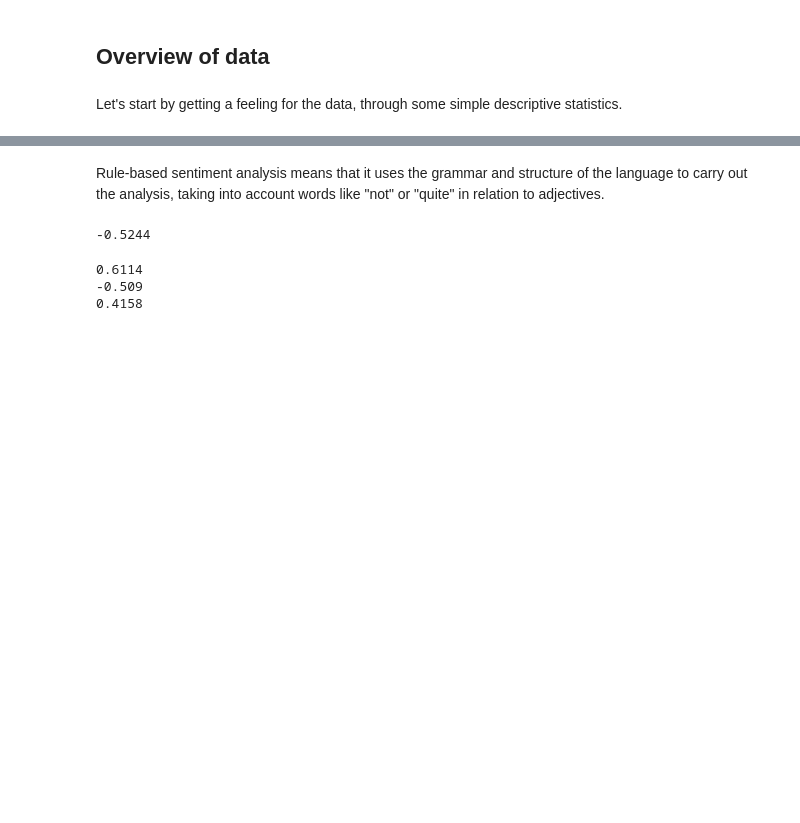
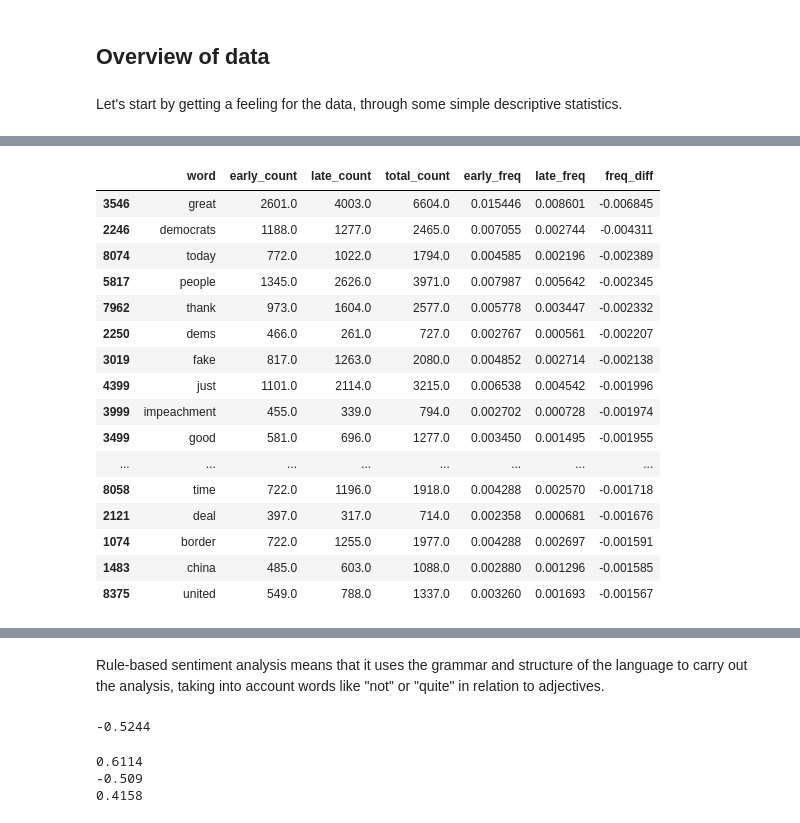
Before and after one commit to cssmodels/ComputationalSocialScienceCourse, a Jupyter notebook: Week 3 - Natural Language Processing/NLP.ipynb, the cells around one changed output, grey strips where cells are left out. Drawn from its saved outputs; the diff is of its cells as text; code cells hidden in the pictures; blank space fills up the shorter version.

```diff
--- a/Week 3 - Natural Language Processing/NLP.ipynb
+++ b/Week 3 - Natural Language Processing/NLP.ipynb
@@ -446,0 +401,21 @@ VADER is a simple rule-based sentiment analysis method. Like all rule-based meth
+# %%
+# Words that are more common in the early period -- here we see neg. freq_diff.
+compare.sort_values("freq_diff", ascending=True).head(20)
+# %% [output]
+|  | word | early_count | late_count | total_count | early_freq | late_freq | freq_diff |
+| 3546 | great | 2601.0 | 4003.0 | 6604.0 | 0.015446 | 0.008601 | -0.006845 |
+| 2246 | democrats | 1188.0 | 1277.0 | 2465.0 | 0.007055 | 0.002744 | -0.004311 |
+| 8074 | today | 772.0 | 1022.0 | 1794.0 | 0.004585 | 0.002196 | -0.002389 |
+| 5817 | people | 1345.0 | 2626.0 | 3971.0 | 0.007987 | 0.005642 | -0.002345 |
+| 7962 | thank | 973.0 | 1604.0 | 2577.0 | 0.005778 | 0.003447 | -0.002332 |
+| 2250 | dems | 466.0 | 261.0 | 727.0 | 0.002767 | 0.000561 | -0.002207 |
+| 3019 | fake | 817.0 | 1263.0 | 2080.0 | 0.004852 | 0.002714 | -0.002138 |
+| 4399 | just | 1101.0 | 2114.0 | 3215.0 | 0.006538 | 0.004542 | -0.001996 |
+| 3999 | impeachment | 455.0 | 339.0 | 794.0 | 0.002702 | 0.000728 | -0.001974 |
+| 3499 | good | 581.0 | 696.0 | 1277.0 | 0.003450 | 0.001495 | -0.001955 |
+| ... | ... | ... | ... | ... | ... | ... | ... |
+| 8058 | time | 722.0 | 1196.0 | 1918.0 | 0.004288 | 0.002570 | -0.001718 |
+| 2121 | deal | 397.0 | 317.0 | 714.0 | 0.002358 | 0.000681 | -0.001676 |
+| 1074 | border | 722.0 | 1255.0 | 1977.0 | 0.004288 | 0.002697 | -0.001591 |
+| 1483 | china | 485.0 | 603.0 | 1088.0 | 0.002880 | 0.001296 | -0.001585 |
+| 8375 | united | 549.0 | 788.0 | 1337.0 | 0.003260 | 0.001693 | -0.001567 |
```
Also changed, not shown: parts of 147 cells of this notebook.
